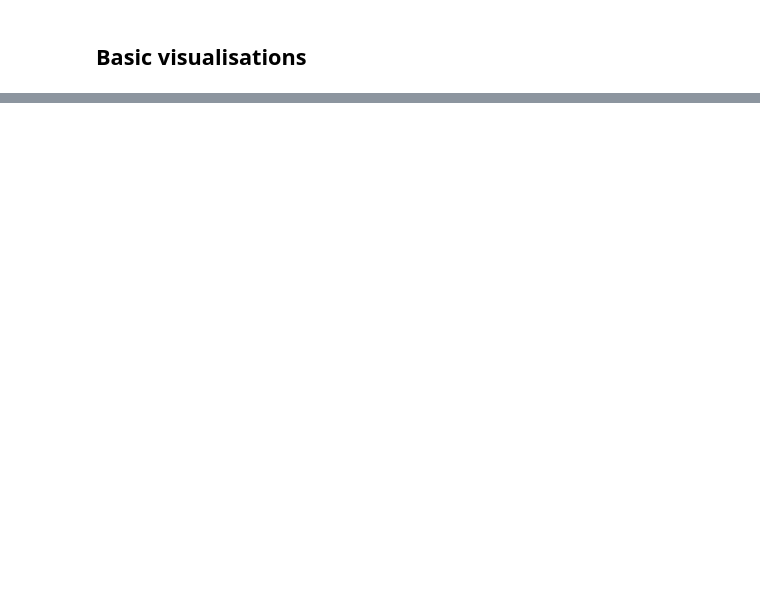
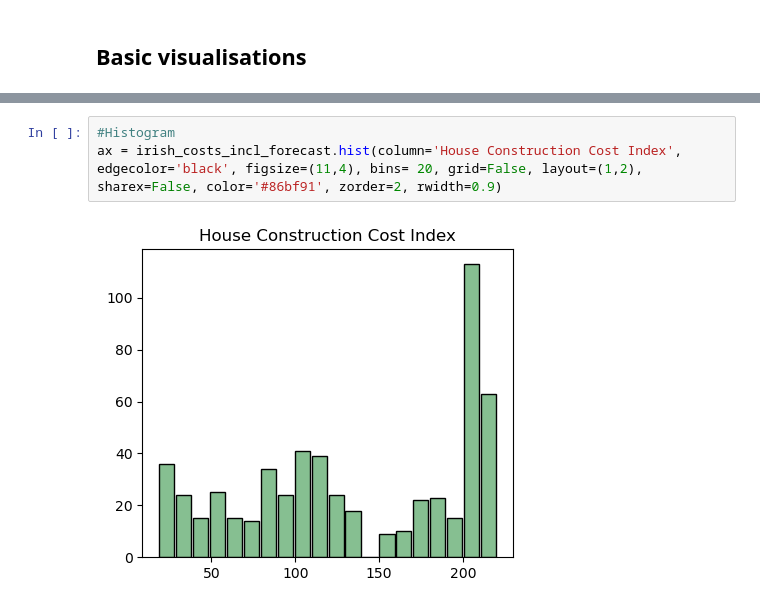
Before and after one commit to coharaCNJ/M.Sc.-Data-Analytics-Semester-1-CA1, a Jupyter notebook: Statistical_analysis_and_forecasting.ipynb, the cells around one changed output, grey strips where cells are left out. Cells and saved outputs as stored; diff of their text form; blank space fills up the shorter version.

```diff
--- a/Statistical_analysis_and_forecasting.ipynb
+++ b/Statistical_analysis_and_forecasting.ipynb
@@ -662,0 +744,5 @@ No artists with labels found to put in legend.  Note that artists whose label st
+# %%
+#Histogram
+ax = irish_costs_incl_forecast.hist(column='House Construction Cost Index', edgecolor='black', figsize=(11,4), bins= 20, grid=False, layout=(1,2), sharex=False, color='#86bf91', zorder=2, rwidth=0.9)
+# %% [output]
+[figure, added]
```
Also changed, not shown: parts of 92 cells of this notebook, 7 other files.
